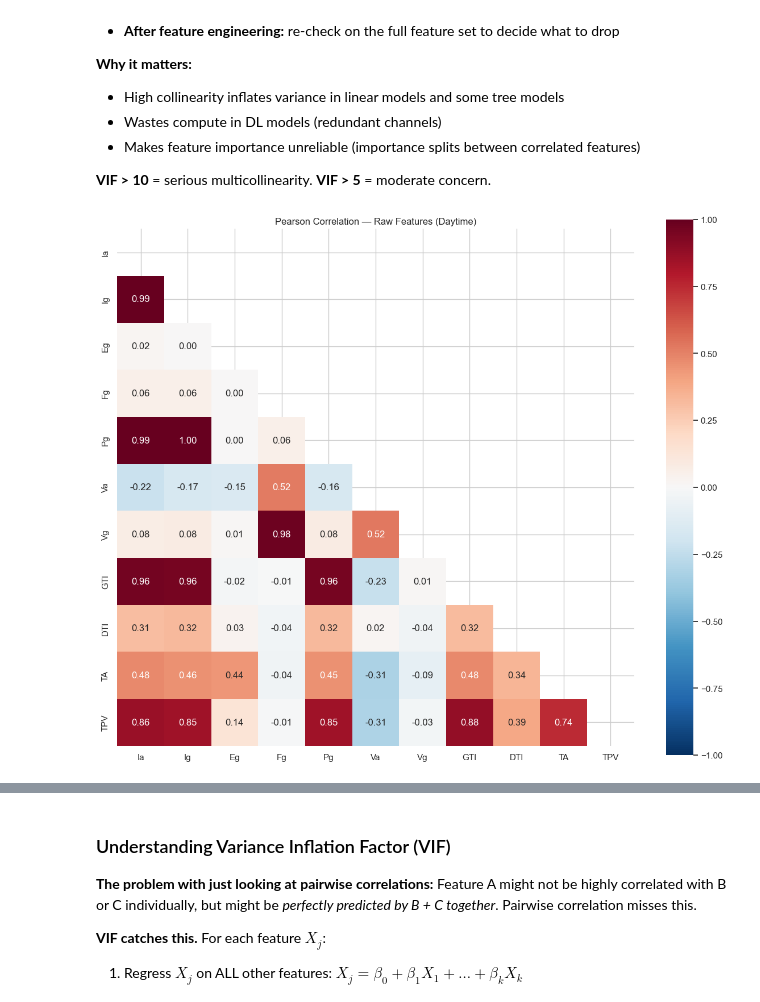
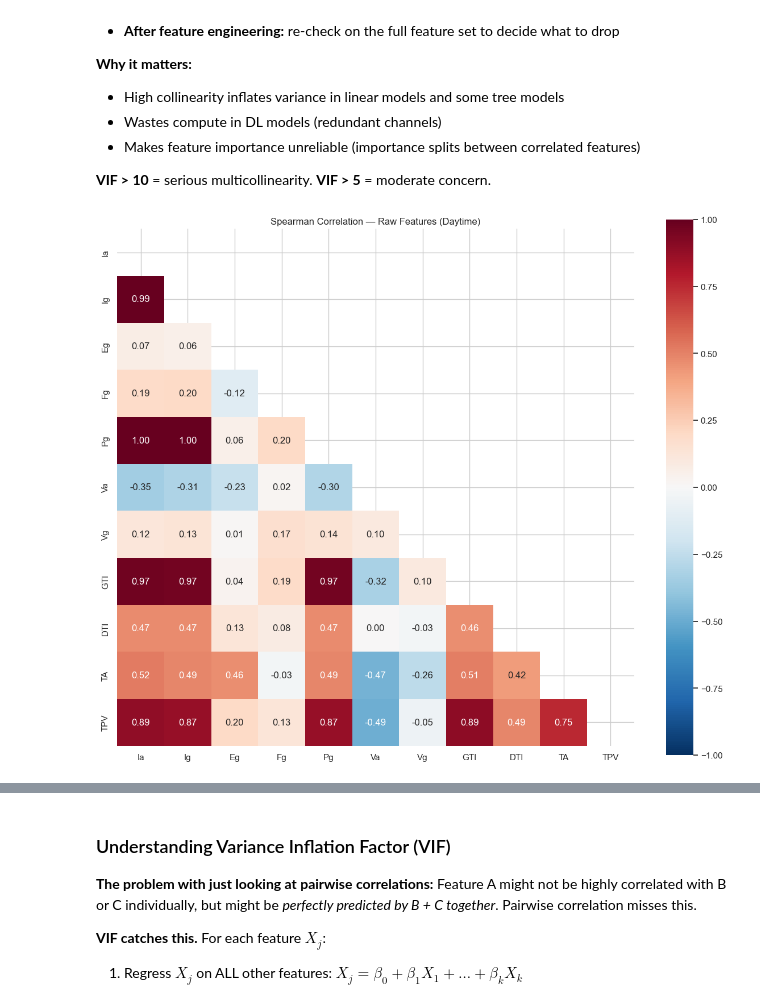
Before and after one commit to aminetech26/PFE_Experiments, a Jupyter notebook: notebooks/eda_reunion.ipynb, the cells around one changed output, grey strips where cells are left out. Saved outputs shown, nothing was run; the diff lists cells and outputs as text; code cells hidden in the pictures.

Commit message:
replaced pearson with spearman for correlation analysis

```diff
--- a/notebooks/eda_reunion.ipynb
+++ b/notebooks/eda_reunion.ipynb
@@ -1032,17 +1032,17 @@ plt.show()
 
 **VIF > 10** = serious multicollinearity. **VIF > 5** = moderate concern.
 # %%
-# Pearson correlation matrix (daytime, complete rows)
-corr_matrix = pdf_day[FEATURE_COLS].corr()
+# Spearman correlation matrix (daytime, complete rows)
+corr_matrix = pdf_day[FEATURE_COLS].corr(method="spearman")
 
 fig, ax = plt.subplots(figsize=(12, 10))
 mask = np.triu(np.ones_like(corr_matrix, dtype=bool))
 sns.heatmap(corr_matrix, mask=mask, annot=True, fmt=".2f", cmap="RdBu_r",
             center=0, vmin=-1, vmax=1, ax=ax, square=True)
-ax.set_title("Pearson Correlation — Raw Features (Daytime)")
+ax.set_title("Spearman Correlation — Raw Features (Daytime)")
 plt.tight_layout()
 plt.savefig(INTERIM_DIR / "eda_correlation_heatmap.png", bbox_inches="tight")
 plt.show()
 # %% [output]
-[figure, old version]
+[figure, new version]
 # %% [markdown]
```
Also changed, not shown: parts of 3 cells of this notebook.
